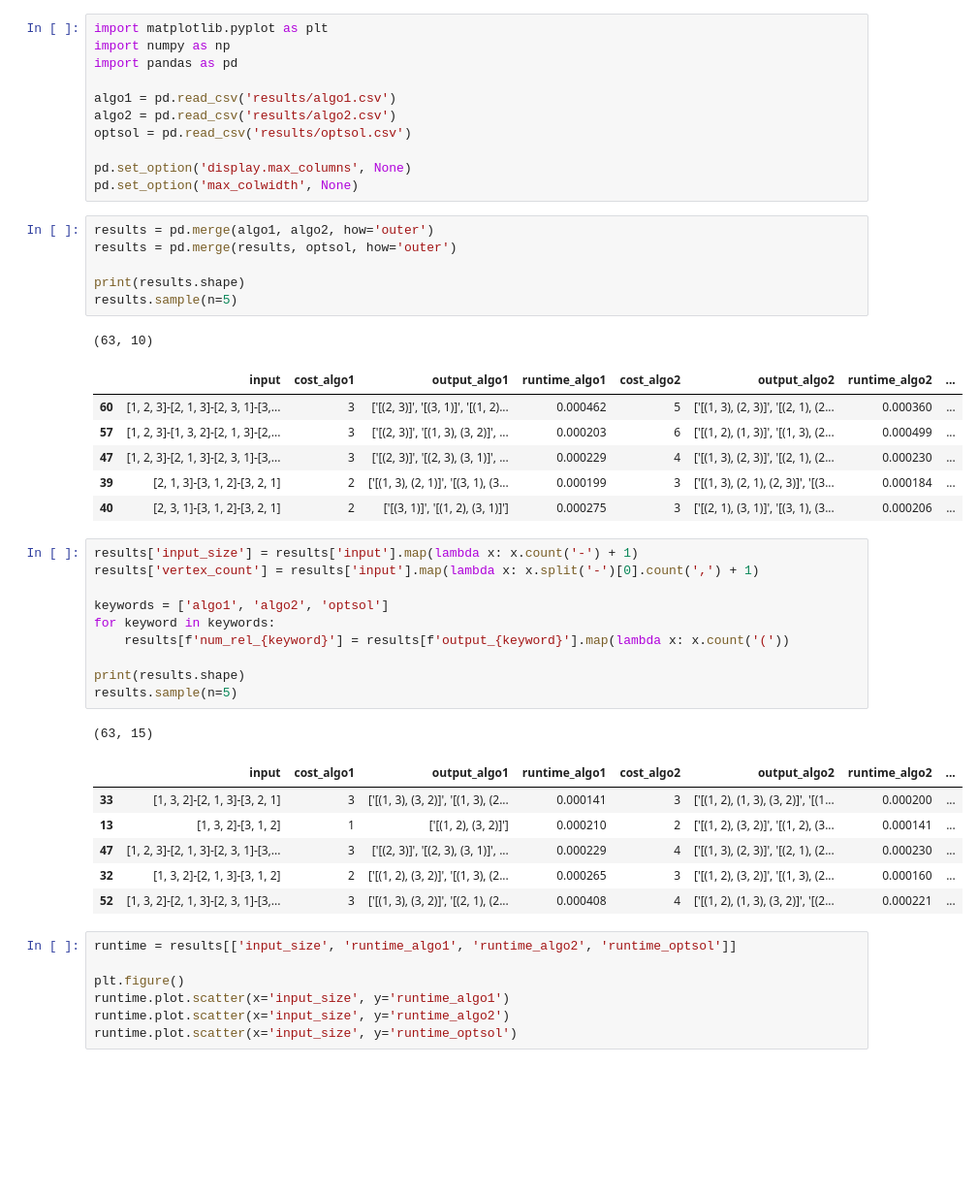
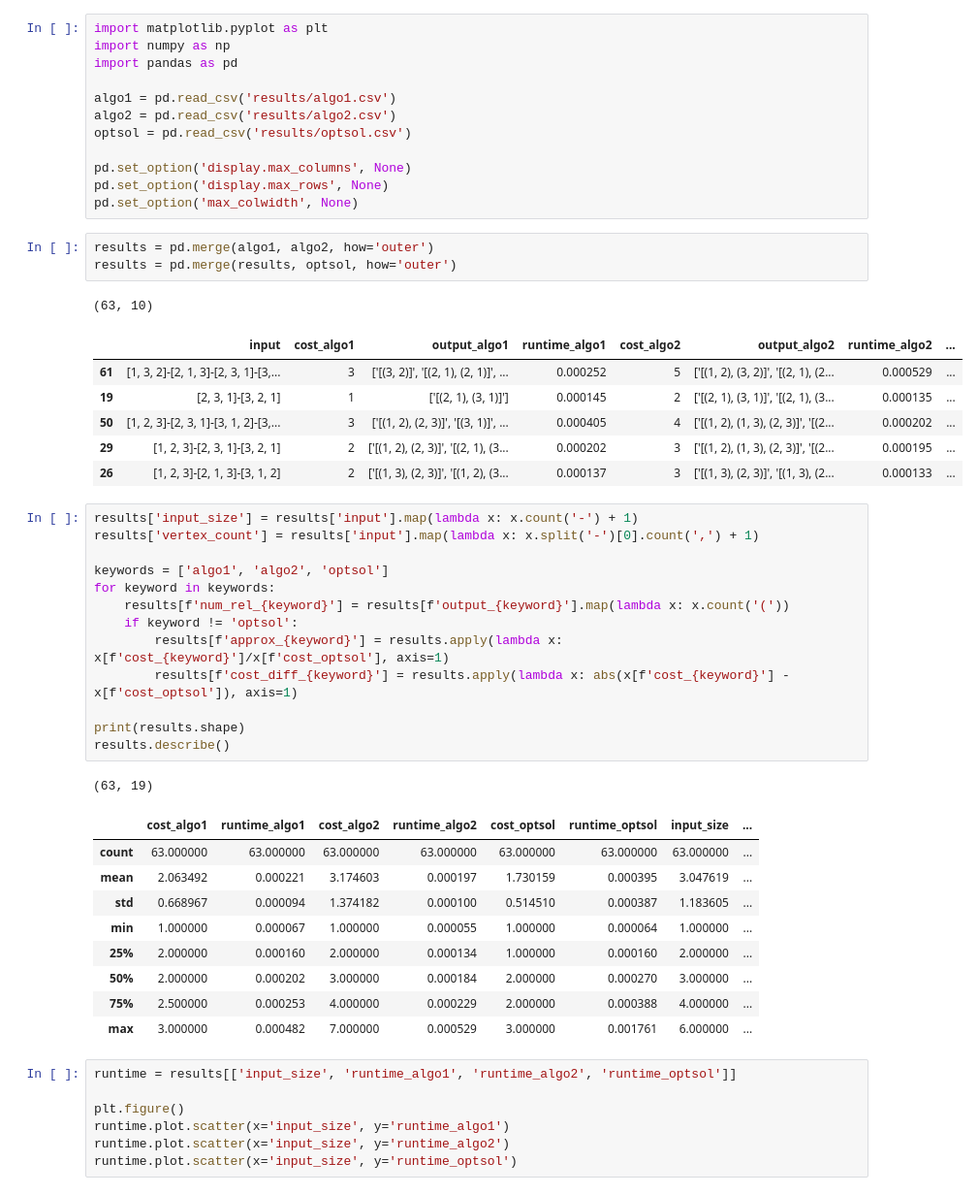
Before and after one commit to cjgsongsong/cs199aclthesis, a Jupyter notebook: analysis.ipynb, the cells around one changed output. Shown at 97% size. Cells and saved outputs as stored; diff of their text form; blank space fills up the shorter version.

```diff
--- a/analysis.ipynb
+++ b/analysis.ipynb
@@ -8,39 +8,43 @@ algo2 = pd.read_csv('results/algo2.csv')
 optsol = pd.read_csv('results/optsol.csv')
 
 pd.set_option('display.max_columns', None)
+pd.set_option('display.max_rows', None)
 pd.set_option('max_colwidth', None)
 # %%
 results = pd.merge(algo1, algo2, how='outer')
 results = pd.merge(results, optsol, how='outer')
-
-print(results.shape)
-results.sample(n=5)
 # %% [output]
 (63, 10)
 |  | input | cost_algo1 | output_algo1 | runtime_algo1 | cost_algo2 | output_algo2 | runtime_algo2 | ... |
-| 60 | [1, 2, 3]-[2, 1, 3]-[2, 3, 1]-[3,... | 3 | ['[(2, 3)]', '[(3, 1)]', '[(1, 2)... | 0.000462 | 5 | ['[(1, 3), (2, 3)]', '[(2, 1), (2... | 0.000360 | ... |
-| 57 | [1, 2, 3]-[1, 3, 2]-[2, 1, 3]-[2,... | 3 | ['[(2, 3)]', '[(1, 3), (3, 2)]', ... | 0.000203 | 6 | ['[(1, 2), (1, 3)]', '[(1, 3), (2... | 0.000499 | ... |
-| 47 | [1, 2, 3]-[2, 1, 3]-[2, 3, 1]-[3,... | 3 | ['[(2, 3)]', '[(2, 3), (3, 1)]', ... | 0.000229 | 4 | ['[(1, 3), (2, 3)]', '[(2, 1), (2... | 0.000230 | ... |
-| 39 | [2, 1, 3]-[3, 1, 2]-[3, 2, 1] | 2 | ['[(1, 3), (2, 1)]', '[(3, 1), (3... | 0.000199 | 3 | ['[(1, 3), (2, 1), (2, 3)]', '[(3... | 0.000184 | ... |
-| 40 | [2, 3, 1]-[3, 1, 2]-[3, 2, 1] | 2 | ['[(3, 1)]', '[(1, 2), (3, 1)]'] | 0.000275 | 3 | ['[(2, 1), (3, 1)]', '[(3, 1), (3... | 0.000206 | ... |
+| 61 | [1, 3, 2]-[2, 1, 3]-[2, 3, 1]-[3,... | 3 | ['[(3, 2)]', '[(2, 1), (2, 1)]', ... | 0.000252 | 5 | ['[(1, 2), (3, 2)]', '[(2, 1), (2... | 0.000529 | ... |
+| 19 | [2, 3, 1]-[3, 2, 1] | 1 | ['[(2, 1), (3, 1)]'] | 0.000145 | 2 | ['[(2, 1), (3, 1)]', '[(2, 1), (3... | 0.000135 | ... |
+| 50 | [1, 2, 3]-[2, 3, 1]-[3, 1, 2]-[3,... | 3 | ['[(1, 2), (2, 3)]', '[(3, 1)]', ... | 0.000405 | 4 | ['[(1, 2), (1, 3), (2, 3)]', '[(2... | 0.000202 | ... |
+| 29 | [1, 2, 3]-[2, 3, 1]-[3, 2, 1] | 2 | ['[(1, 2), (2, 3)]', '[(2, 1), (3... | 0.000202 | 3 | ['[(1, 2), (1, 3), (2, 3)]', '[(2... | 0.000195 | ... |
+| 26 | [1, 2, 3]-[2, 1, 3]-[3, 1, 2] | 2 | ['[(1, 3), (2, 3)]', '[(1, 2), (3... | 0.000137 | 3 | ['[(1, 3), (2, 3)]', '[(1, 3), (2... | 0.000133 | ... |
 # %%
 results['input_size'] = results['input'].map(lambda x: x.count('-') + 1)
 results['vertex_count'] = results['input'].map(lambda x: x.split('-')[0].count(',') + 1)
 
 keywords = ['algo1', 'algo2', 'optsol']
 for keyword in keywords:
     results[f'num_rel_{keyword}'] = results[f'output_{keyword}'].map(lambda x: x.count('('))
+    if keyword != 'optsol':
+        results[f'approx_{keyword}'] = results.apply(lambda x: x[f'cost_{keyword}']/x[f'cost_optsol'], axis=1)
+        results[f'cost_diff_{keyword}'] = results.apply(lambda x: abs(x[f'cost_{keyword}'] - x[f'cost_optsol']), axis=1)
 
 print(results.shape)
-results.sample(n=5)
+results.describe()
 # %% [output]
-(63, 15)
+(63, 19)
-|  | input | cost_algo1 | output_algo1 | runtime_algo1 | cost_algo2 | output_algo2 | runtime_algo2 | ... |
-| 33 | [1, 3, 2]-[2, 1, 3]-[3, 2, 1] | 3 | ['[(1, 3), (3, 2)]', '[(1, 3), (2... | 0.000141 | 3 | ['[(1, 2), (1, 3), (3, 2)]', '[(1... | 0.000200 | ... |
-| 13 | [1, 3, 2]-[3, 1, 2] | 1 | ['[(1, 2), (3, 2)]'] | 0.000210 | 2 | ['[(1, 2), (3, 2)]', '[(1, 2), (3... | 0.000141 | ... |
-| 47 | [1, 2, 3]-[2, 1, 3]-[2, 3, 1]-[3,... | 3 | ['[(2, 3)]', '[(2, 3), (3, 1)]', ... | 0.000229 | 4 | ['[(1, 3), (2, 3)]', '[(2, 1), (2... | 0.000230 | ... |
-| 32 | [1, 3, 2]-[2, 1, 3]-[3, 1, 2] | 2 | ['[(1, 2), (3, 2)]', '[(1, 3), (2... | 0.000265 | 3 | ['[(1, 2), (3, 2)]', '[(1, 3), (2... | 0.000160 | ... |
-| 52 | [1, 3, 2]-[2, 1, 3]-[2, 3, 1]-[3,... | 3 | ['[(1, 3), (3, 2)]', '[(2, 1), (2... | 0.000408 | 4 | ['[(1, 2), (1, 3), (3, 2)]', '[(2... | 0.000221 | ... |
+|  | cost_algo1 | runtime_algo1 | cost_algo2 | runtime_algo2 | cost_optsol | runtime_optsol | input_size | ... |
+| count | 63.000000 | 63.000000 | 63.000000 | 63.000000 | 63.000000 | 63.000000 | 63.000000 | ... |
+| mean | 2.063492 | 0.000221 | 3.174603 | 0.000197 | 1.730159 | 0.000395 | 3.047619 | ... |
+| std | 0.668967 | 0.000094 | 1.374182 | 0.000100 | 0.514510 | 0.000387 | 1.183605 | ... |
+| min | 1.000000 | 0.000067 | 1.000000 | 0.000055 | 1.000000 | 0.000064 | 1.000000 | ... |
+| 25% | 2.000000 | 0.000160 | 2.000000 | 0.000134 | 1.000000 | 0.000160 | 2.000000 | ... |
+| 50% | 2.000000 | 0.000202 | 3.000000 | 0.000184 | 2.000000 | 0.000270 | 3.000000 | ... |
+| 75% | 2.500000 | 0.000253 | 4.000000 | 0.000229 | 2.000000 | 0.000388 | 4.000000 | ... |
+| max | 3.000000 | 0.000482 | 7.000000 | 0.000529 | 3.000000 | 0.001761 | 6.000000 | ... |
 # %%
 runtime = results[['input_size', 'runtime_algo1', 'runtime_algo2', 'runtime_optsol']]
 
```
Also changed, not shown: parts of 6 cells of this notebook, 1 other file.
